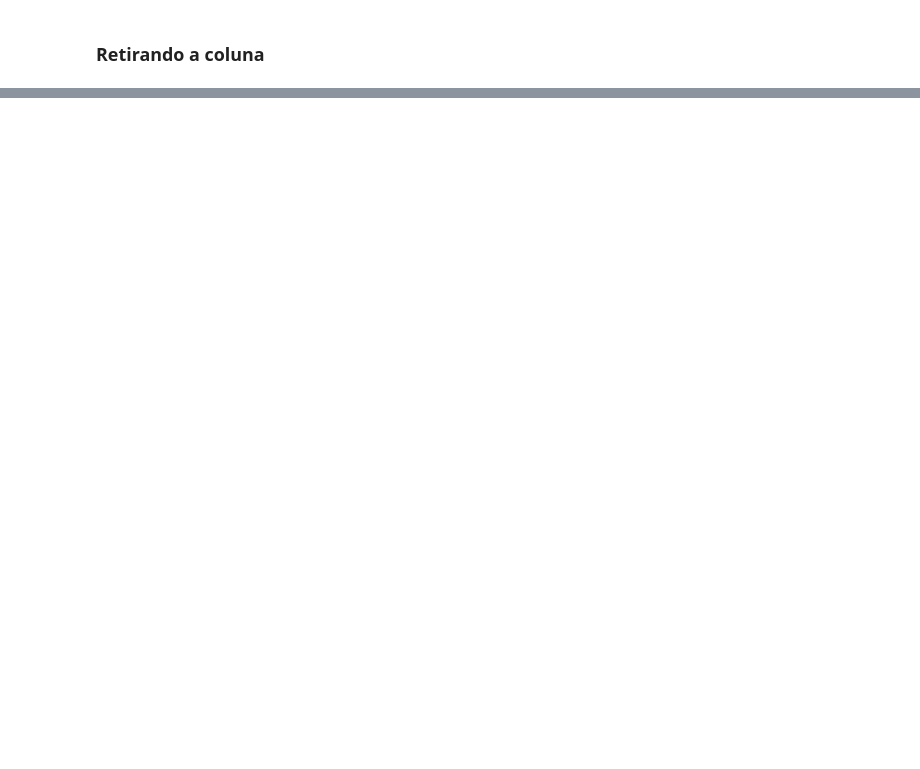
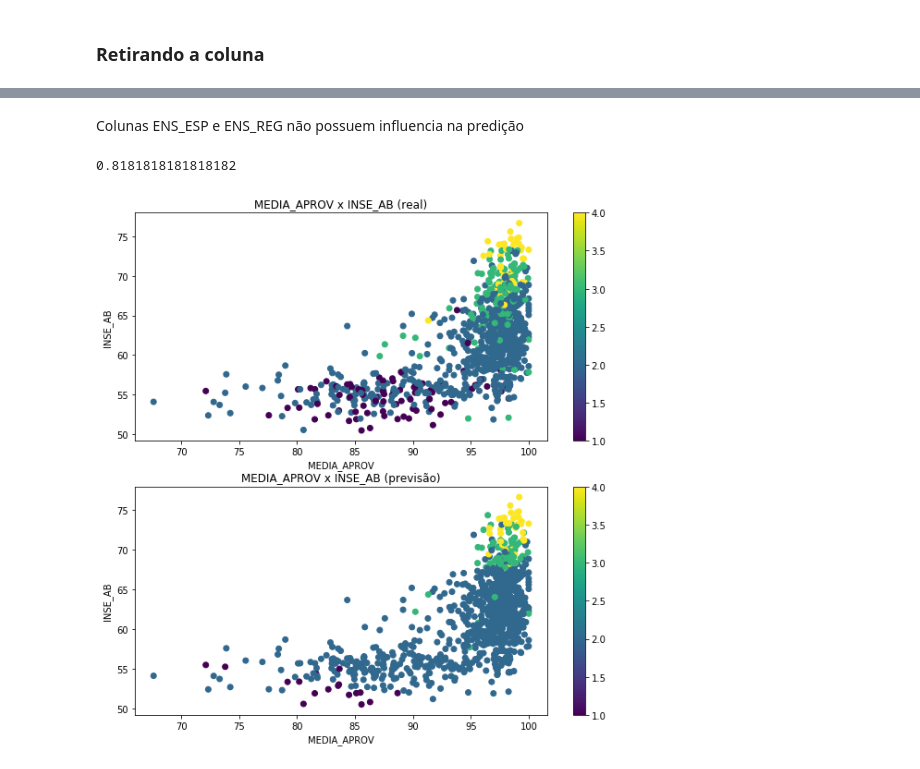
Before and after one commit to GiovaniValdrighi/DataScience_IC, a Jupyter notebook: Contest/regression_with_esc_rmsp.ipynb, the cells around one changed output, grey strips where cells are left out. Drawn from its saved outputs; the diff is of its cells as text; code cells hidden in the pictures; blank space fills up the shorter version.

Commit message:
feature values and visualization of prediction

```diff
--- a/Contest/regression_with_esc_rmsp.ipynb
+++ b/Contest/regression_with_esc_rmsp.ipynb
@@ -312,0 +391,33 @@ R²:  0.8663101604278075
+# %% [markdown]
+Colunas ENS_ESP e ENS_REG não possuem influencia na predição
+# %%
+data = df_com_enem.drop(['Classificacao', 'ENEM2013','ENS_ESP', 'ENS_REG', 'LAB_INF'], axis = 1)
+colunas = data.columns
+target = df_com_enem.Classificacao
+scaler = StandardScaler()
+data = pd.DataFrame(scaler.fit_transform(data), columns = colunas)
+svc = SVC(kernel = 'rbf', C = 73, gamma = 0.01)
+x_train, x_test, y_train, y_test = train_test_split(data, target, test_size = 0.2)
+svc.fit(x_train, y_train)
+svc.score(x_test,y_test)
+# %% [output]
+0.8181818181818182
+# %%
+#plot inse vs media aprov
+plt.figure(figsize = (10, 10))
+plt.subplot(2,1,1)
+plt.scatter( df_com_enem.MEDIA_APROV, df_com_enem.INSE_AB, c = df_com_enem.Classificacao)
+plt.title('MEDIA_APROV x INSE_AB (real)')
+plt.ylabel('INSE_AB')
+plt.xlabel('MEDIA_APROV')
+plt.colorbar()
+
+plt.subplot(2,1,2)
+plt.scatter( df_com_enem.MEDIA_APROV, df_com_enem.INSE_AB, c = svc.predict(data))
+plt.title('MEDIA_APROV x INSE_AB (previsão)')
+plt.ylabel('INSE_AB')
+plt.xlabel('MEDIA_APROV')
+plt.colorbar()
+plt.show()
+# %% [output]
+[figure, added]
```
Also changed, not shown: parts of 10 cells of this notebook.
